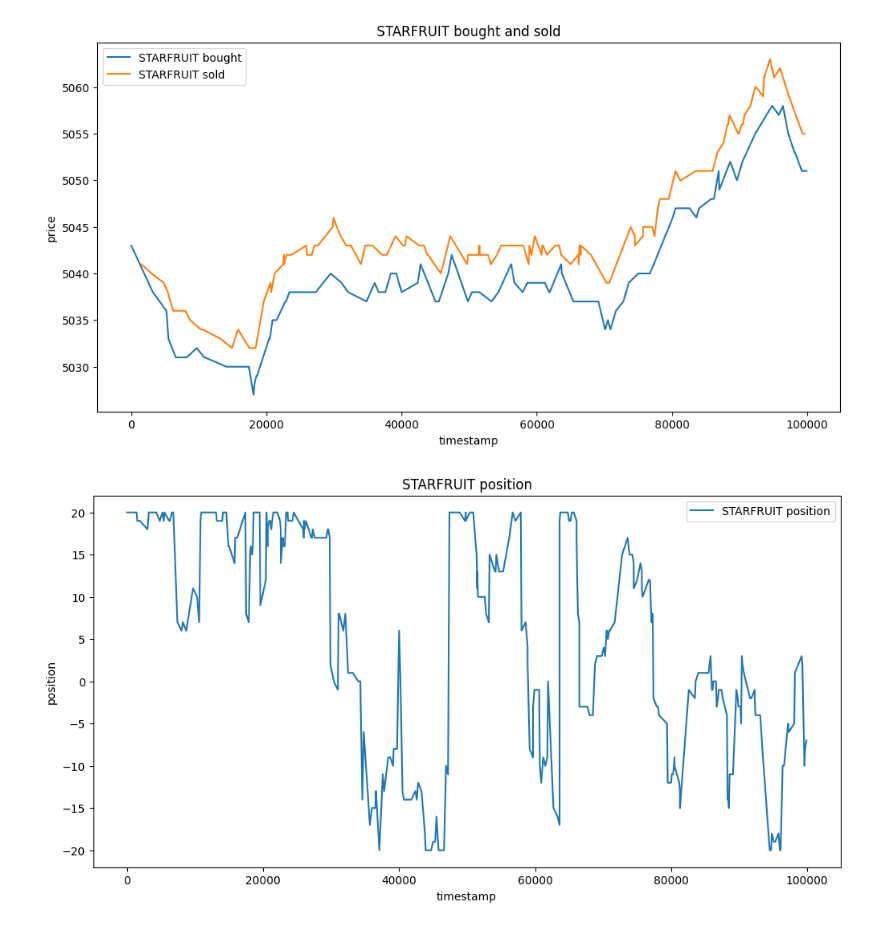
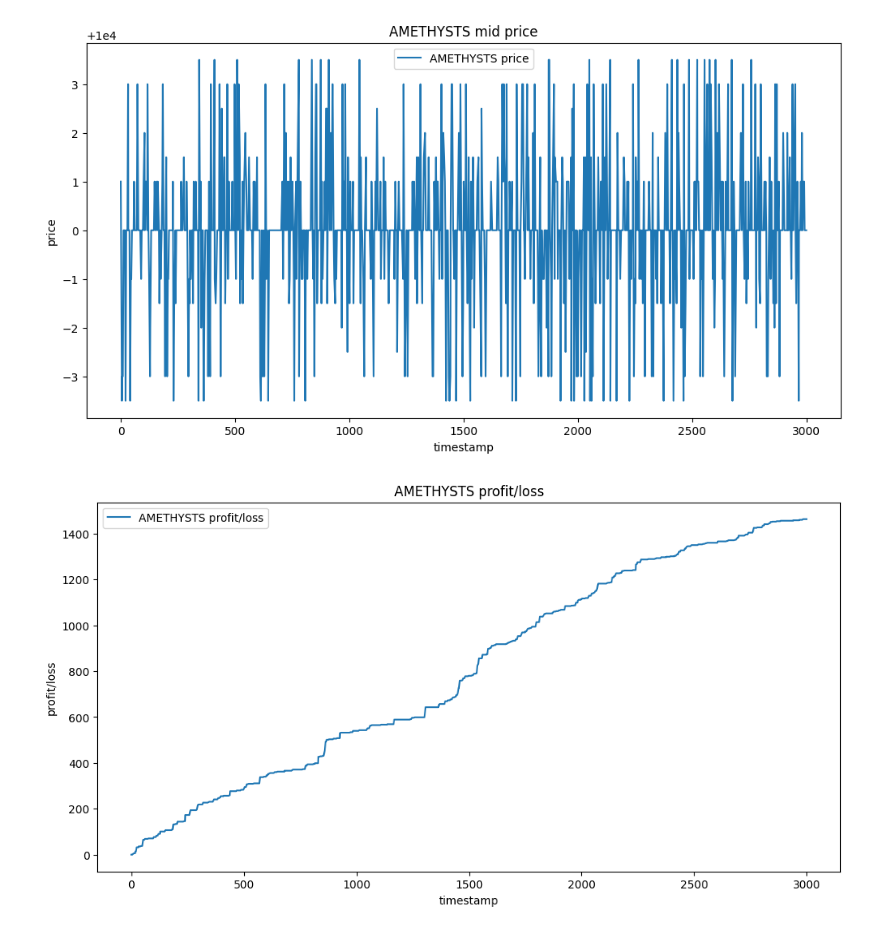
Before and after one commit to johannesfuest/prosperity-2, a Jupyter notebook: analysis/trades_analysis.ipynb, the cells around one changed output. Cells and saved outputs as stored; diff of their text form; code cells hidden in the pictures.

Commit message:
analysis notebook is now product-specific

```diff
--- a/analysis/trades_analysis.ipynb
+++ b/analysis/trades_analysis.ipynb
@@ -4,15 +4,16 @@ import matplotlib.pyplot as plt
 import numpy as np
 import seaborn as sns
 import os
+# %%
+PRODUCT = "STARFRUIT"
+PRODUCT = "AMETHYSTS"
+PRODUCT = "ORCHIDS"
 # %%
 # read json file as pandas dataframe
 trades = pd.read_json("../data/trades.json")
 trades.set_index('timestamp', inplace=True)
 trades["costs"] = trades["price"] * trades["quantity"]
-trades.head(5)
-
 rounds = pd.read_csv("../data/rounds.csv", sep=";")
-rounds_amethysts = rounds[rounds["product"] == "AMETHYSTS"]
-rounds_starfruit = rounds[rounds["product"] == "STARFRUIT"]
+rounds_product = rounds[rounds["product"] == PRODUCT].copy()
 # %%
 # add position column to trades
@@ -101,22 +79,22 @@ plt.show()
 # %%
-# same for starfruit
+# plot mid price for amethysts
 plt.figure(figsize=(12, 6))
-plt.plot(bought_STARFRUIT.index, bought_STARFRUIT['price'], label='STARFRUIT bought')
-plt.plot(sold_STARFRUIT.index, sold_STARFRUIT['price'], label='STARFRUIT sold')
+plt.plot(rounds_product.index, rounds_product['mid_price'], label=f'{PRODUCT} price')
 plt.legend()
-plt.title('STARFRUIT bought and sold')
+plt.title(f'{PRODUCT} mid price')
 plt.xlabel('timestamp')
 plt.ylabel('price')
 plt.show()
 # %% [output]
-[figure, old version]
+[figure, new version]
 # %%
+# plot profit/loss for each iteration for amethysts
 plt.figure(figsize=(12, 6))
-plt.plot(starfruit.index, starfruit['position'], label='STARFRUIT position')
+plt.plot(rounds_product.index, rounds_product['profit_and_loss'], label=f'{PRODUCT} profit/loss')
 plt.legend()
-plt.title('STARFRUIT position')
+plt.title(f'{PRODUCT} profit/loss')
 plt.xlabel('timestamp')
-plt.ylabel('position')
+plt.ylabel('profit/loss')
 plt.show()
 # %% [output]
-[figure, old version]
+[figure, new version]
```
Also changed, not shown: parts of 10 cells of this notebook.
